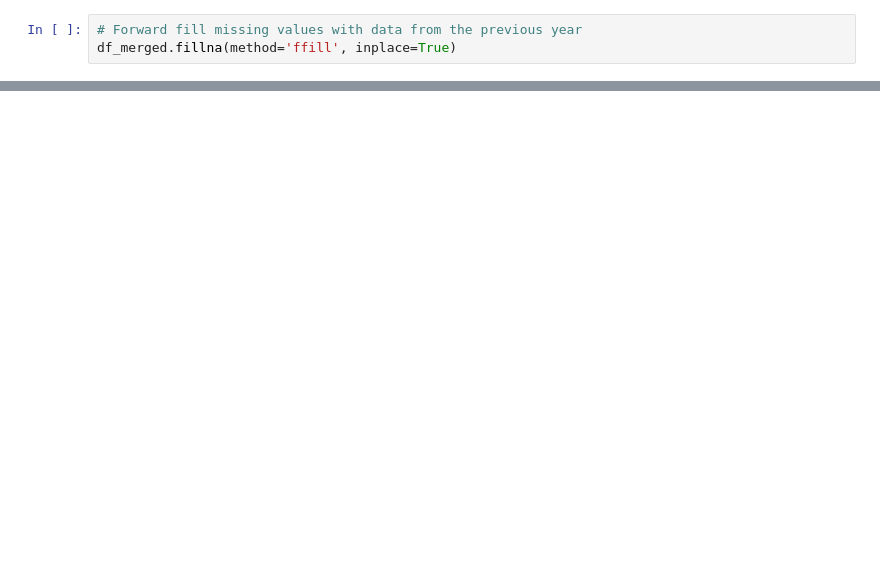
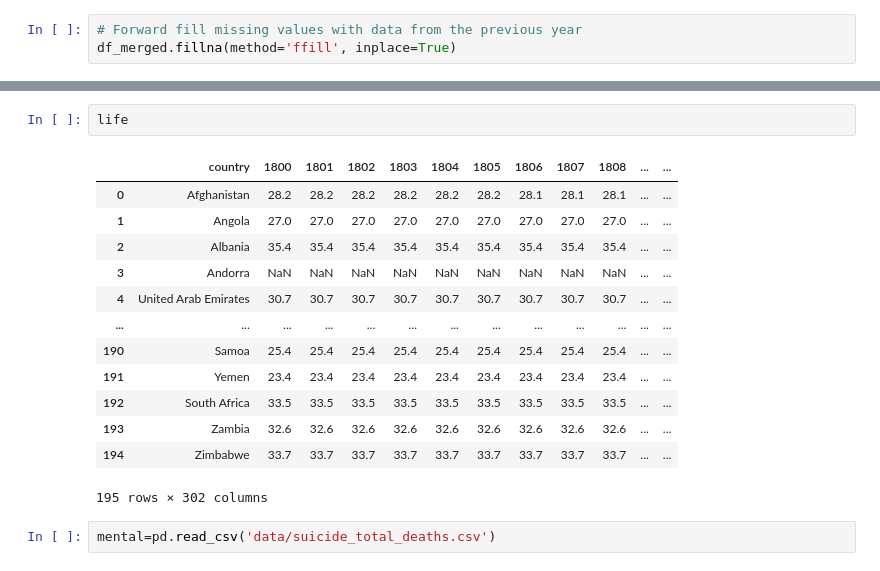
Before and after one commit to NaokiSasaya/gis, a Jupyter notebook: week13/marge.ipynb, the cells around one changed output, grey strips where cells are left out. Saved outputs shown, nothing was run; the diff lists cells and outputs as text; blank space fills up the shorter version.

```diff
--- a/week13/marge.ipynb
+++ b/week13/marge.ipynb
@@ -43,0 +108,18 @@ df_master.to_csv('newmaster2.csv')
+# %%
+life
+# %% [output]
+|  | country | 1800 | 1801 | 1802 | 1803 | 1804 | 1805 | 1806 | 1807 | 1808 | ... | ... |
+| 0 | Afghanistan | 28.2 | 28.2 | 28.2 | 28.2 | 28.2 | 28.2 | 28.1 | 28.1 | 28.1 | ... | ... |
+| 1 | Angola | 27.0 | 27.0 | 27.0 | 27.0 | 27.0 | 27.0 | 27.0 | 27.0 | 27.0 | ... | ... |
+| 2 | Albania | 35.4 | 35.4 | 35.4 | 35.4 | 35.4 | 35.4 | 35.4 | 35.4 | 35.4 | ... | ... |
+| 3 | Andorra | NaN | NaN | NaN | NaN | NaN | NaN | NaN | NaN | NaN | ... | ... |
+| 4 | United Arab Emirates | 30.7 | 30.7 | 30.7 | 30.7 | 30.7 | 30.7 | 30.7 | 30.7 | 30.7 | ... | ... |
+| ... | ... | ... | ... | ... | ... | ... | ... | ... | ... | ... | ... | ... |
+| 190 | Samoa | 25.4 | 25.4 | 25.4 | 25.4 | 25.4 | 25.4 | 25.4 | 25.4 | 25.4 | ... | ... |
+| 191 | Yemen | 23.4 | 23.4 | 23.4 | 23.4 | 23.4 | 23.4 | 23.4 | 23.4 | 23.4 | ... | ... |
+| 192 | South Africa | 33.5 | 33.5 | 33.5 | 33.5 | 33.5 | 33.5 | 33.5 | 33.5 | 33.5 | ... | ... |
+| 193 | Zambia | 32.6 | 32.6 | 32.6 | 32.6 | 32.6 | 32.6 | 32.6 | 32.6 | 32.6 | ... | ... |
+| 194 | Zimbabwe | 33.7 | 33.7 | 33.7 | 33.7 | 33.7 | 33.7 | 33.7 | 33.7 | 33.7 | ... | ... |
+195 rows × 302 columns
+# %%
+mental=pd.read_csv('data/suicide_total_deaths.csv')
```
Also changed, not shown: parts of 24 cells of this notebook, 10 other files.
